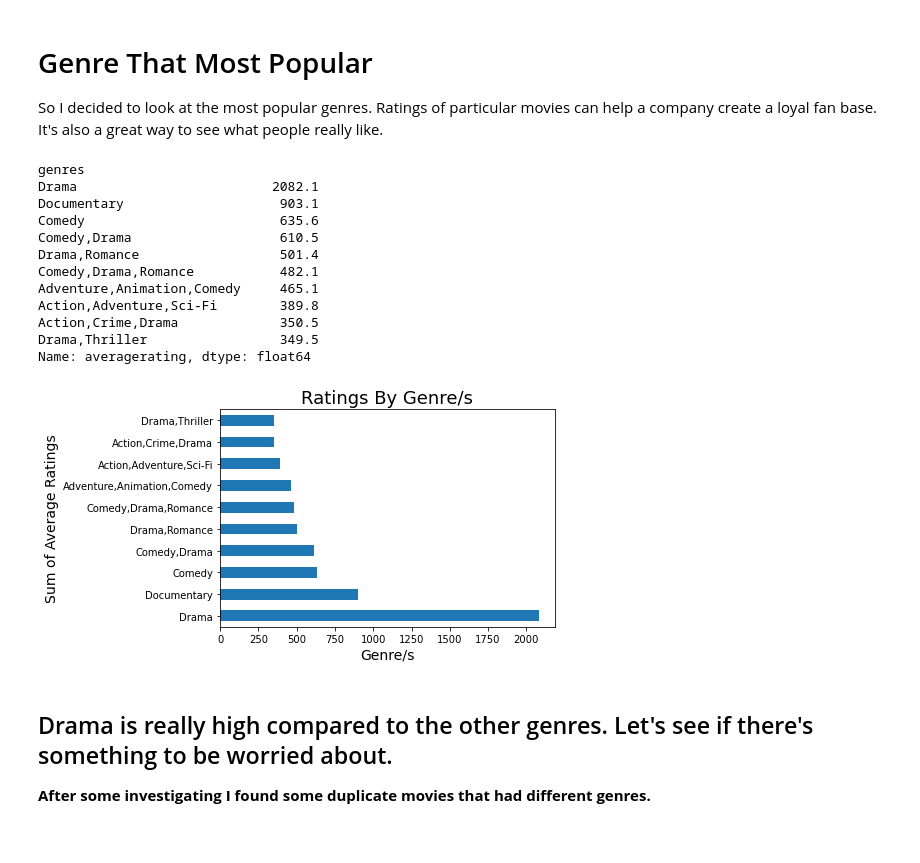
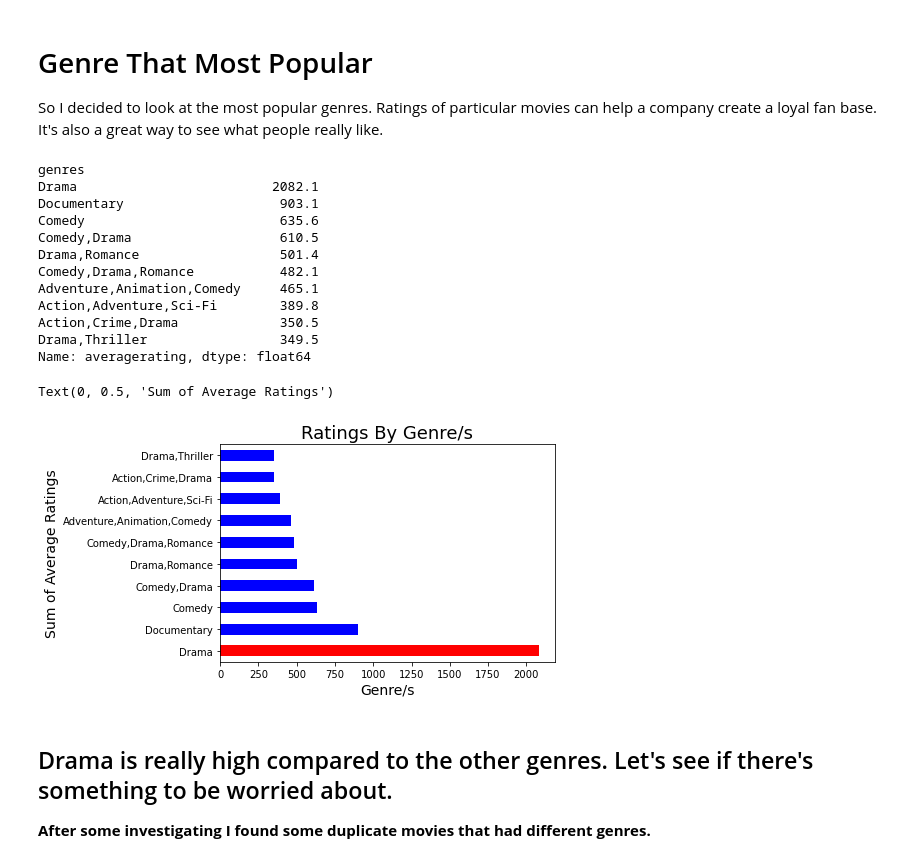
Before and after one commit to halmonchaquayla/dsc-phase-1-project, a Jupyter notebook: Project1.ipynb, the cells around one changed output. Drawn from its saved outputs; the diff is of its cells as text; code cells hidden in the pictures.

```diff
--- a/Project1.ipynb
+++ b/Project1.ipynb
@@ -241,28 +241,28 @@ So I decided to look at the most popular genres. Ratings of particular movies ca
 # %%
 # Make a group for each genre combo and add the average ratings of each genre.
 ax = joined_three_df.groupby('genres').sum()['averagerating'].sort_values(
     ascending = False).head(10)
 print(ax)
 
-ax.plot(kind = 'barh')
+ax.plot(kind = 'barh', color=('r', 'b', 'b','b', 'b', 'b', 'b', 'b', 'b', 'b'))
 plt.title('Ratings By Genre/s', fontsize = 18)
 plt.xlabel('Genre/s', fontsize = 14)
 plt.ylabel('Sum of Average Ratings', fontsize = 14)
-plt.savefig('a.png')
 # %% [output]
 genres
 Drama                         2082.1
 Documentary                    903.1
 Comedy                         635.6
 Comedy,Drama                   610.5
 Drama,Romance                  501.4
 Comedy,Drama,Romance           482.1
 Adventure,Animation,Comedy     465.1
 Action,Adventure,Sci-Fi        389.8
 Action,Crime,Drama             350.5
 Drama,Thriller                 349.5
 Name: averagerating, dtype: float64
+Text(0, 0.5, 'Sum of Average Ratings')
-[figure, old version]
+[figure, new version]
 # %% [markdown]
 ## Drama is really high compared to the other genres. Let's see if there's something to be worried about.
 **After some investigating I found some duplicate movies that had different genres.**
```
Also changed, not shown: parts of 4 cells of this notebook, 7 other files.
